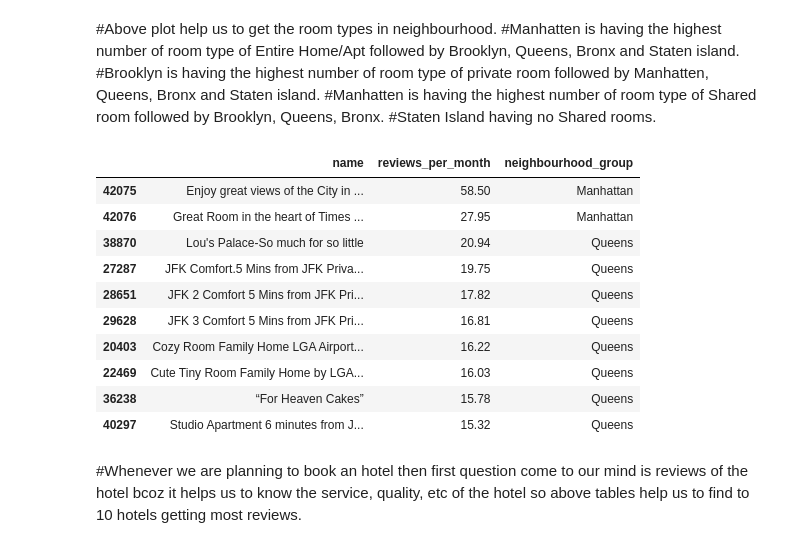
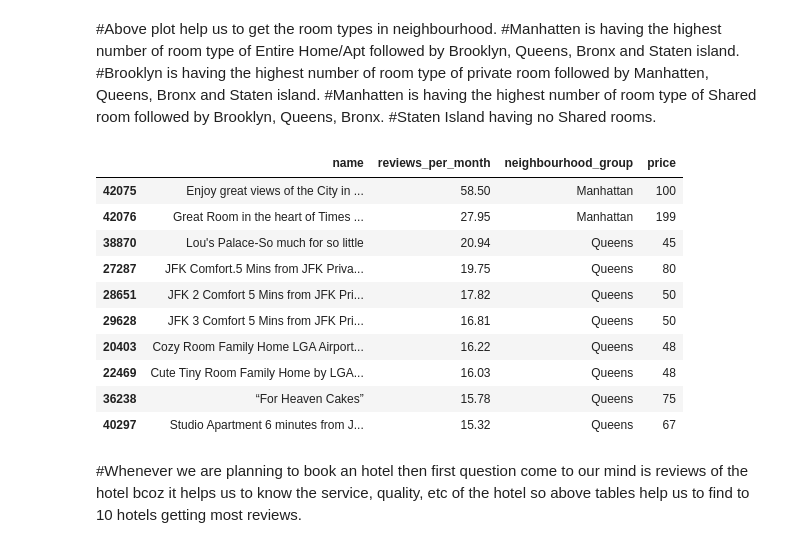
Before and after one commit to rohithub55/airbnb-analysis, a Jupyter notebook: airbnb_analysis.ipynb, the cells around one changed output. Saved outputs shown, nothing was run; the diff lists cells and outputs as text; code cells hidden in the pictures.

```diff
--- a/airbnb_analysis.ipynb
+++ b/airbnb_analysis.ipynb
@@ -242,19 +242,19 @@ plt.show()
 # %%
 #top 10 most reviewed listings in NYC!
 top10_reviewed_listings= airbnb_df.nlargest(10,'reviews_per_month')
-top10_reviewed_listings[['name','reviews_per_month','neighbourhood_group']]
+top10_reviewed_listings[['name','reviews_per_month','neighbourhood_group','price']]
 # %% [output]
-|  | name | reviews_per_month | neighbourhood_group |
-| 42075 | Enjoy great views of the City in ... | 58.50 | Manhattan |
-| 42076 | Great Room in the heart of Times ... | 27.95 | Manhattan |
-| 38870 | Lou's Palace-So much for so little | 20.94 | Queens |
-| 27287 | JFK Comfort.5 Mins from JFK Priva... | 19.75 | Queens |
-| 28651 | JFK 2 Comfort 5 Mins from JFK Pri... | 17.82 | Queens |
-| 29628 | JFK 3 Comfort 5 Mins from JFK Pri... | 16.81 | Queens |
-| 20403 | Cozy Room Family Home LGA Airport... | 16.22 | Queens |
-| 22469 | Cute Tiny Room Family Home by LGA... | 16.03 | Queens |
-| 36238 | “For Heaven Cakes” | 15.78 | Queens |
-| 40297 | Studio Apartment 6 minutes from J... | 15.32 | Queens |
+|  | name | reviews_per_month | neighbourhood_group | price |
+| 42075 | Enjoy great views of the City in ... | 58.50 | Manhattan | 100 |
+| 42076 | Great Room in the heart of Times ... | 27.95 | Manhattan | 199 |
+| 38870 | Lou's Palace-So much for so little | 20.94 | Queens | 45 |
+| 27287 | JFK Comfort.5 Mins from JFK Priva... | 19.75 | Queens | 80 |
+| 28651 | JFK 2 Comfort 5 Mins from JFK Pri... | 17.82 | Queens | 50 |
+| 29628 | JFK 3 Comfort 5 Mins from JFK Pri... | 16.81 | Queens | 50 |
+| 20403 | Cozy Room Family Home LGA Airport... | 16.22 | Queens | 48 |
+| 22469 | Cute Tiny Room Family Home by LGA... | 16.03 | Queens | 48 |
+| 36238 | “For Heaven Cakes” | 15.78 | Queens | 75 |
+| 40297 | Studio Apartment 6 minutes from J... | 15.32 | Queens | 67 |
 # %% [markdown]
 #Whenever we are planning to book an hotel then first question come to our mind is reviews of the hotel bcoz it helps us to know the service, quality, etc of the hotel so above tables help us to find to 10 hotels getting most reviews.
 # %%
```
